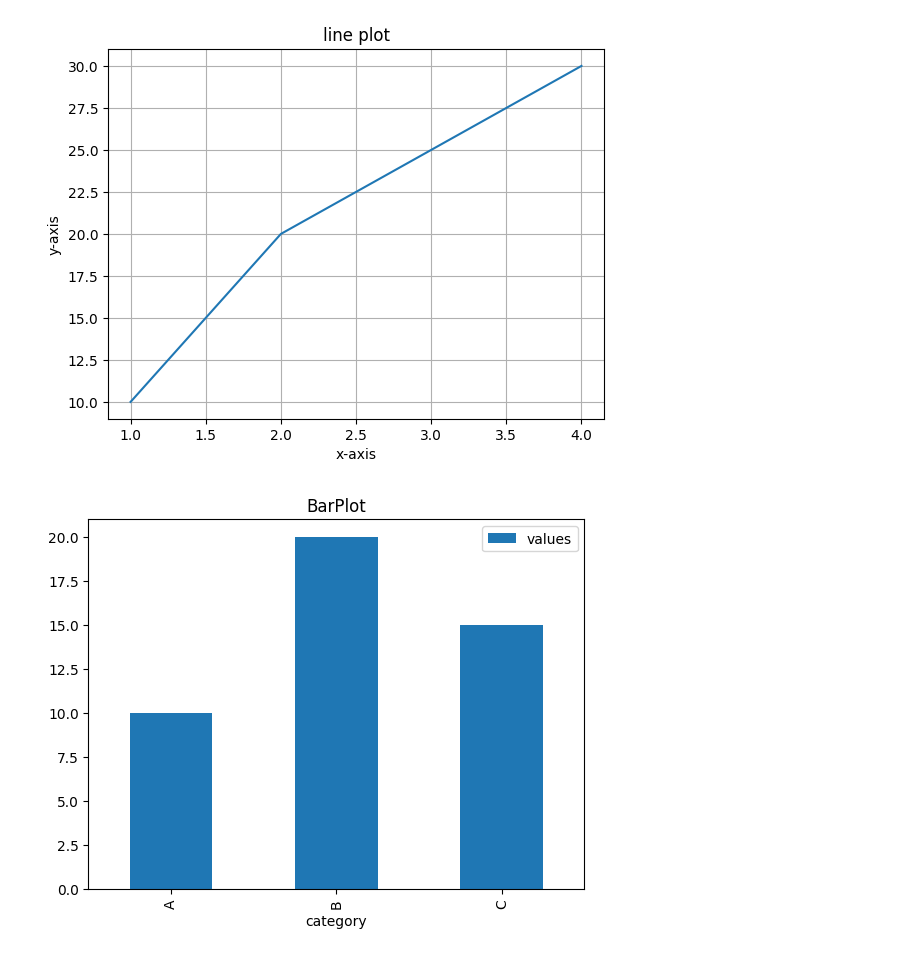
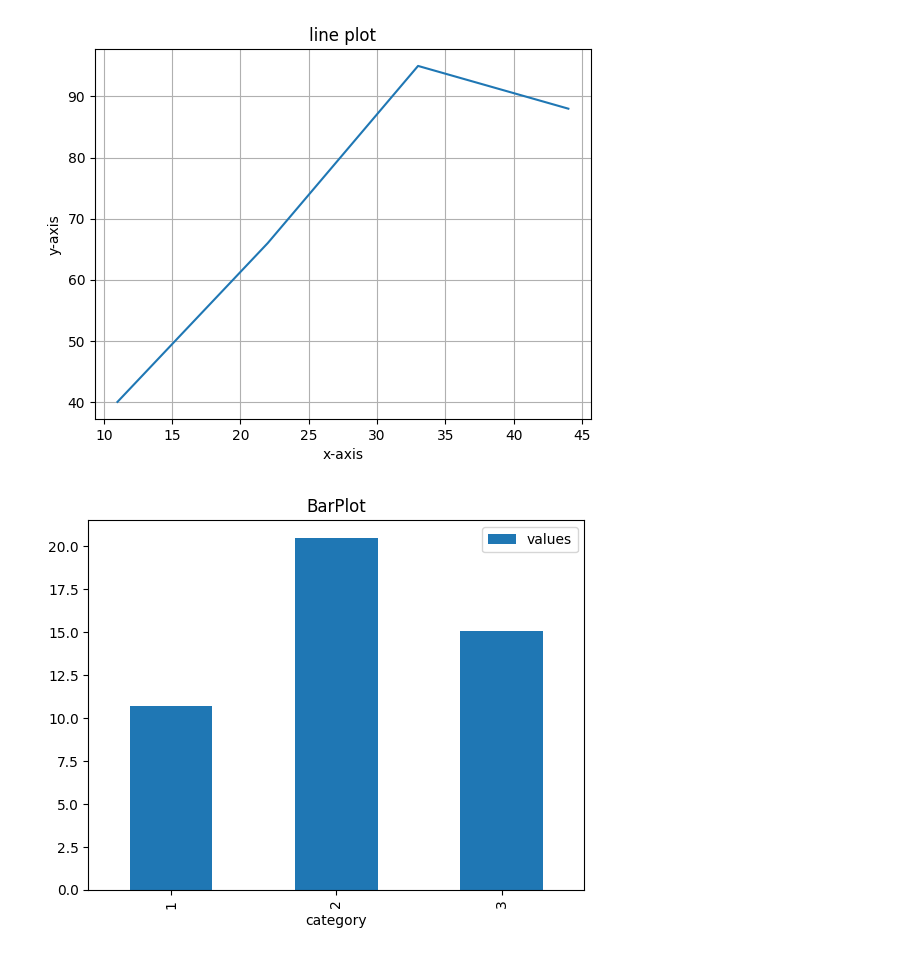
Before and after one commit to dhoneReddy6-code/DS-Project, a Jupyter notebook: 5ABCDE.ipynb, the cells around one changed output. Saved outputs shown, nothing was run; the diff lists cells and outputs as text; code cells hidden in the pictures.

```diff
--- a/5ABCDE.ipynb
+++ b/5ABCDE.ipynb
@@ -2,25 +2,25 @@
 <a href="https://colab.research.google.com/github/dhoneReddy6-code/DS-Project/blob/main/5ABCDE.ipynb" target="_parent"><img src="https://colab.research.google.com/assets/colab-badge.svg" alt="Open In Colab"/></a>
 # %%
 import matplotlib.pyplot as plt
-x=[1,2,3,4]
-y=[10,20,25,30]
+x=[11,22,33,44]
+y=[40,66,95,88]
 plt.plot(x,y)
 plt.title("line plot")
 plt.xlabel("x-axis")
 plt.ylabel("y-axis")
 plt.grid(True)
 plt.savefig("line_plot.png")
 plt.show()
 # %% [output]
-[figure, old version]
+[figure, new version]
 # %%
 import pandas as pd
-df=pd.DataFrame({'category':['A','B','C'],'values':[10,20,15]})
+df=pd.DataFrame({'category':['1','2','3'],'values':[10.7,20.5,15.1]})
 df.plot(kind='bar',x='category',y='values')
 plt.title("BarPlot")
 plt.show()
 # %% [output]
-[figure, old version]
+[figure, new version]
 # %%
 import seaborn as sns
 import numpy as np
```
Also changed, not shown: parts of 3 cells of this notebook.
